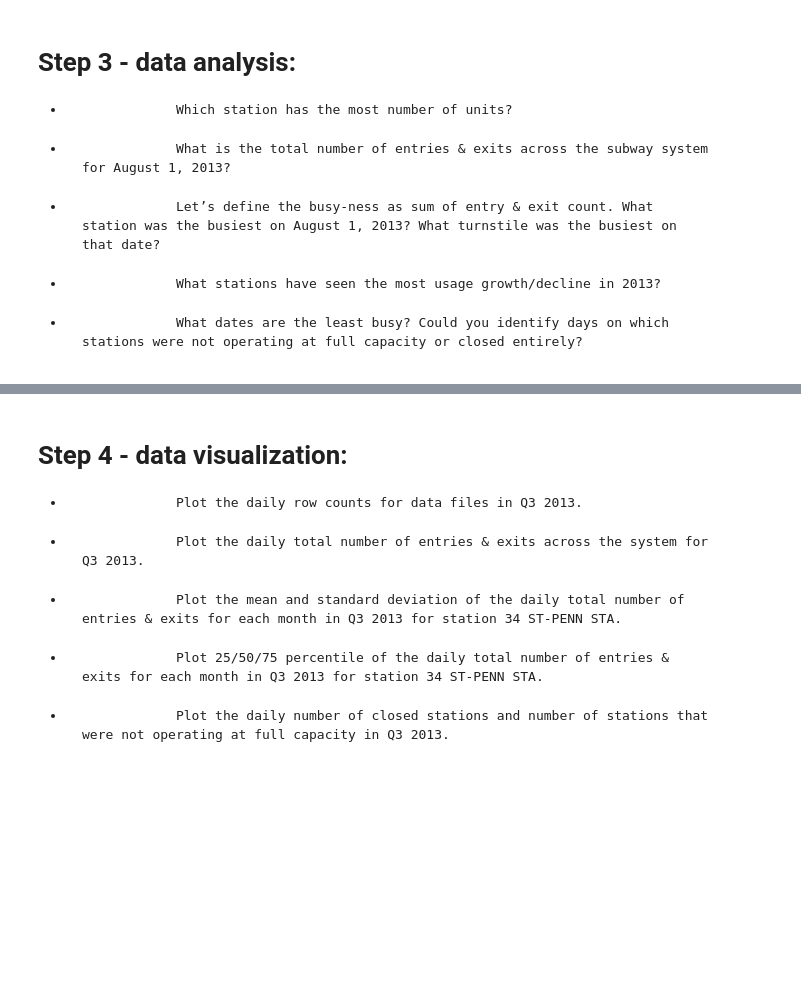
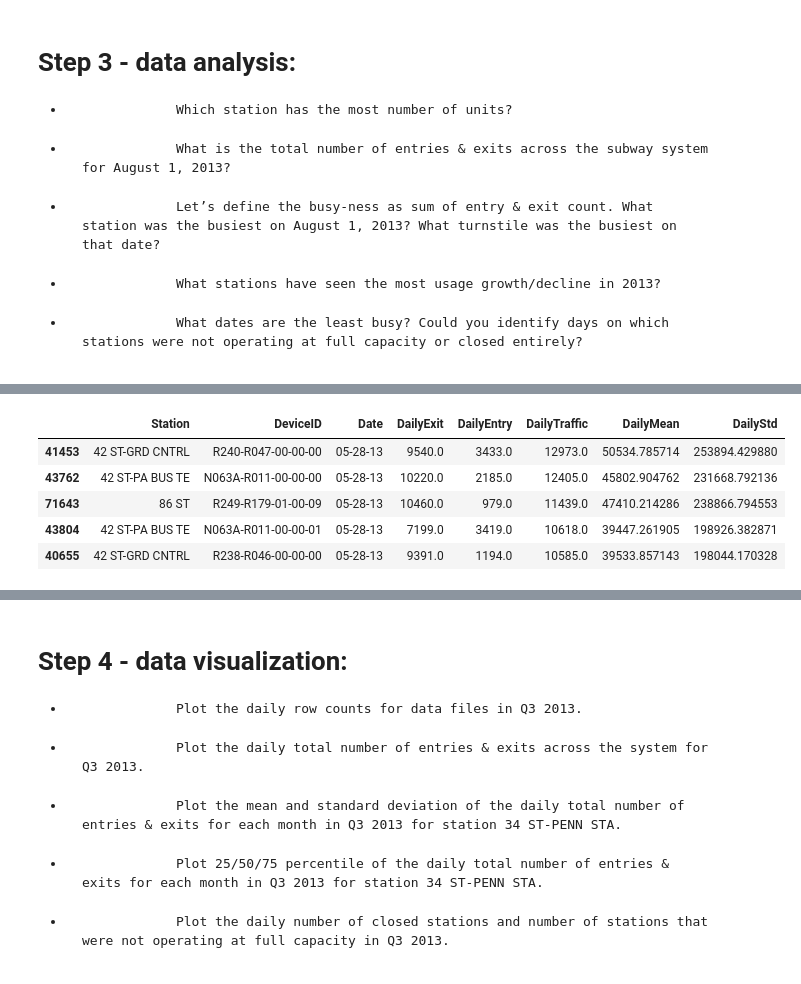
Before and after one commit to tinnyworm/Tinny, a Jupyter notebook: TS/TS Data Challange.ipynb, the cells around one changed output, grey strips where cells are left out. Saved outputs shown, nothing was run; the diff lists cells and outputs as text; code cells hidden in the pictures; blank space fills up the shorter version.

```diff
--- a/TS/TS Data Challange.ipynb
+++ b/TS/TS Data Challange.ipynb
@@ -246,0 +299,9 @@ df_daily.shape
+# %%
+# What is the total number of entries & exits across the subway system for August 1, 2013?
+#
+# Answer: Total entries: 6845836, Total exits: 6482891
+# as supported by the following:
+date_str = "05-28-13"
+tot_entry = int( sum( df_daily[ df_daily["Date"] == date_str ]["DailyEntry"] ) )
+tot_exit  = int( sum( df_daily[ df_daily["Date"] == date_str ]["DailyExit"] ) )
+print tot_entry, tot_exit
@@ -246,0 +310,9 @@ df_daily.shape
+# %%
+# Let’s define the busy-ness as sum of entry & exit count.
+# What station was the busiest on August 1, 2013? What turnstile was the busiest on that date?
+#
+# Busines Station:    110 ST-CATHEDRL
+# Busines Turnstile:  R171-R192-01-00-00 (C/A R171, UNIT R192, SCP 01-00-00)
+
+df_test = df_daily[ df_daily["Date"] == date_str ]
+df_test.groupby("Station").agg( {"DailyTraffic": 'sum'} ).sort_values(by="DailyTraffic",ascending=False).head()
@@ -246,0 +327,9 @@ df_daily.shape
+# %%
+df_test.sort_values(by="DailyTraffic", ascending=False).head()
+# %% [output]
+|  | Station | DeviceID | Date | DailyExit | DailyEntry | DailyTraffic | DailyMean | DailyStd |
+| 41453 | 42 ST-GRD CNTRL | R240-R047-00-00-00 | 05-28-13 | 9540.0 | 3433.0 | 12973.0 | 50534.785714 | 253894.429880 |
+| 43762 | 42 ST-PA BUS TE | N063A-R011-00-00-00 | 05-28-13 | 10220.0 | 2185.0 | 12405.0 | 45802.904762 | 231668.792136 |
+| 71643 | 86 ST | R249-R179-01-00-09 | 05-28-13 | 10460.0 | 979.0 | 11439.0 | 47410.214286 | 238866.794553 |
+| 43804 | 42 ST-PA BUS TE | N063A-R011-00-00-01 | 05-28-13 | 7199.0 | 3419.0 | 10618.0 | 39447.261905 | 198926.382871 |
+| 40655 | 42 ST-GRD CNTRL | R238-R046-00-00-00 | 05-28-13 | 9391.0 | 1194.0 | 10585.0 | 39533.857143 | 198044.170328 |
```
Also changed, not shown: parts of 21 cells of this notebook.
